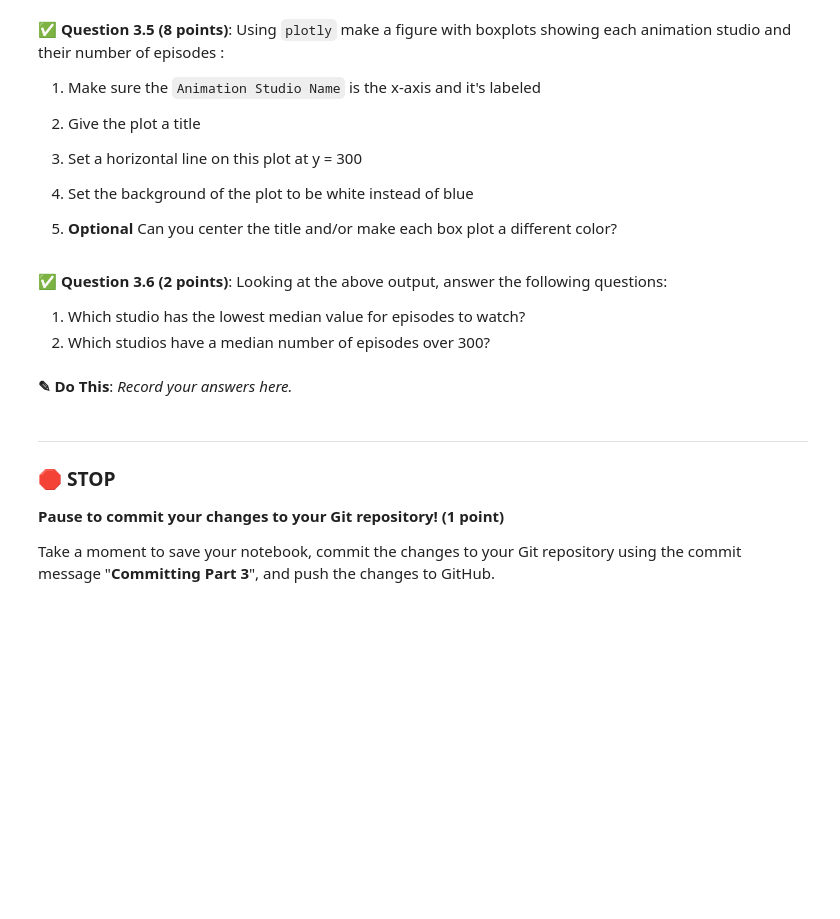
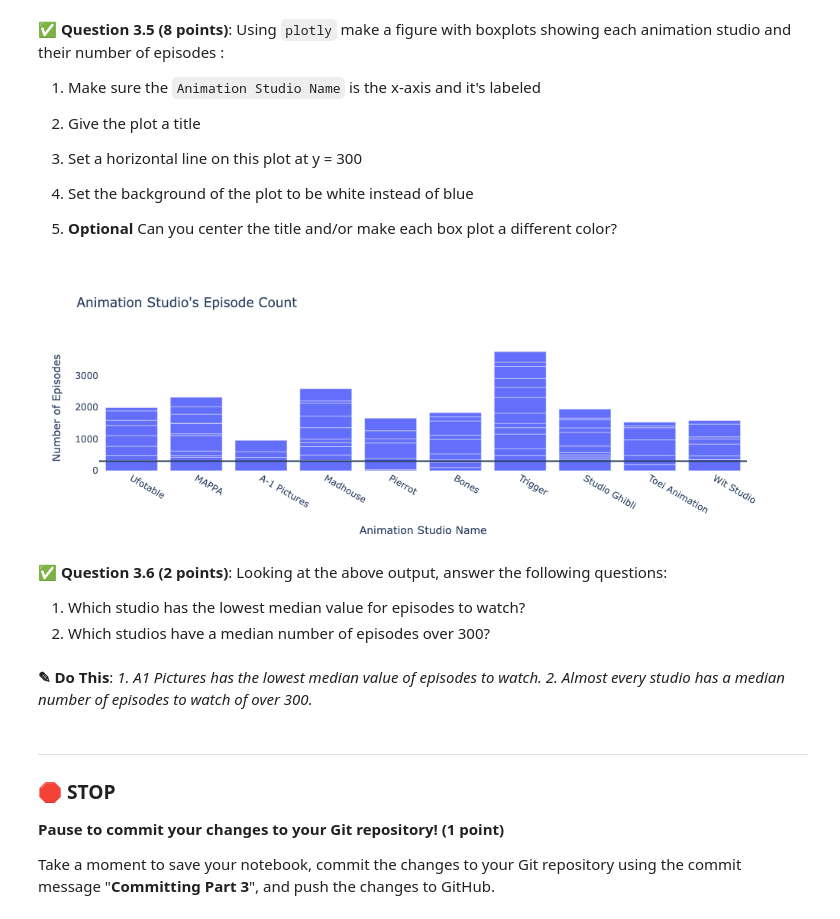
Before and after one commit to JakeRoll04/CMSE202-f25-turnin, a Jupyter notebook: exams/midterm/CMSE202-Midterm-Section001-Jake Roll.ipynb, the cells around one changed output. Saved outputs shown, nothing was run; the diff lists cells and outputs as text; code cells hidden in the pictures; blank space fills up the shorter version.

```diff
--- a/exams/midterm/CMSE202-Midterm-Section001-Jake Roll.ipynb
+++ b/exams/midterm/CMSE202-Midterm-Section001-Jake Roll.ipynb
@@ -239,3 +244,7 @@ The link to the full dataset is [here](https://www.kaggle.com/datasets/samikshad
 &#9989; **Question 3.1.2 (2 points)**: Now **read in the dataset** and then display the first 20 rows of the data using **Pandas**.
 # %%
 # Put your code here
+import pandas as pd
+anime = pd.read_csv("anime.csv")
+
+anime.head(20)
@@ -245,3 +272,5 @@ This dataset contains more information that we care about at the moment.
 &#9989; **Question 3.2 (3 pts)**: Remove/Drop the columns ''Genre, Duration per Episode (minutes), Most Watched in Country''
 # %%
 # Put your code here
+anime1 = anime.drop(columns = ['Genre', 'Duration per Episode (minutes)', 'Most Watched in Country'])
+anime1
@@ -276,13 +370,20 @@ This dataset contains more information that we care about at the moment.
 5. **Optional** Can you center the title and/or make each box plot a different color?
 # %%
 #Put your code here
+anime_plot = px.bar(anime1, x = "Animation Studio Name", y='Number of Episodes', title = "Animation Studio's Episode Count")
+anime_plot.add_hline(y = 300)
+anime_plot.update_layout(plot_bgcolor = 'white')
+anime_plot
+# %% [output]
+[figure, added]
 # %% [markdown]
 &#9989; **Question 3.6 (2 points)**: Looking at the above output, answer the following questions:
 
 1. Which studio has the lowest median value for episodes to watch?
 2. Which studios have a median number of episodes over 300?
 # %% [markdown]
-**<font size=+3>&#9998;</font> Do This**: *Record your answers here.*
+**<font size=+3>&#9998;</font> Do This**: *1. A1 Pictures has the lowest median value of episodes to watch.
+2. Almost every studio has a median number of episodes to watch of over 300.*
 # %% [markdown]
 ---
 ### &#128721; STOP
```
Also changed, not shown: parts of 7 cells of this notebook.
